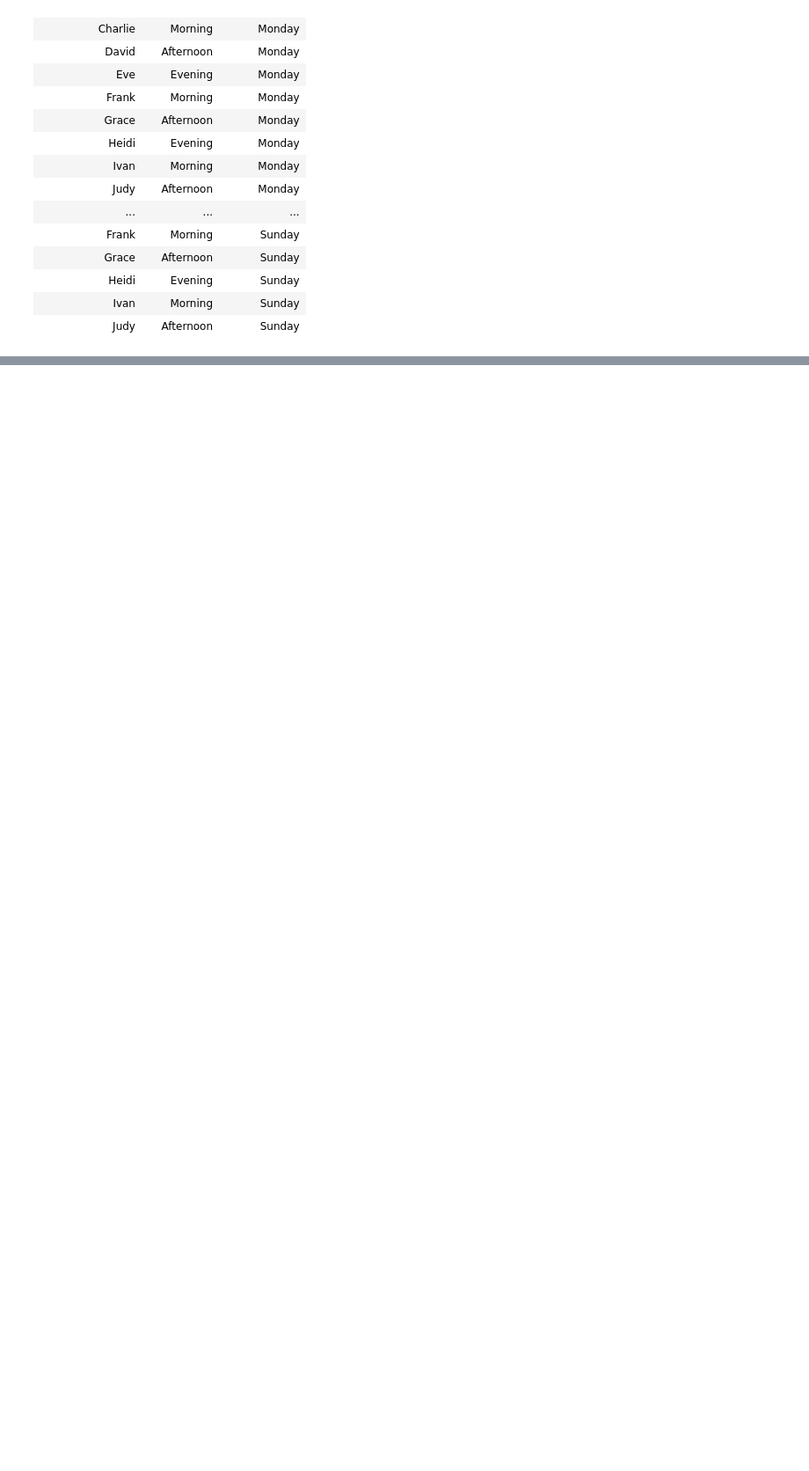
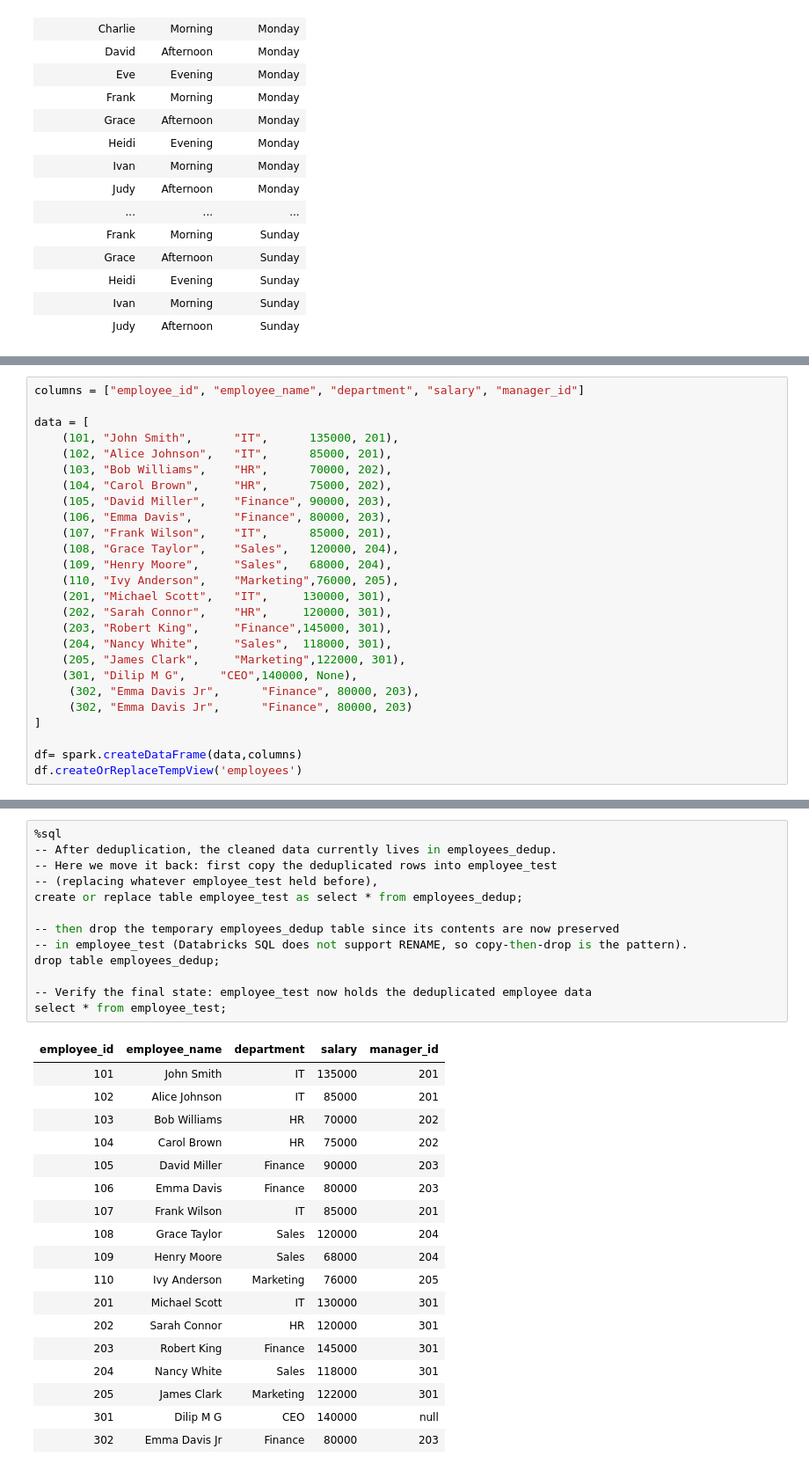
Before and after one commit to DilipMG/pyspark, a Jupyter notebook: Interview Preparartion/Interview Scenarios.ipynb, the cells around one changed output, grey strips where cells are left out. Shown at 88% size. Cells and saved outputs as stored; diff of their text form; blank space fills up the shorter version.

```diff
--- a/Interview Preparartion/Interview Scenarios.ipynb
+++ b/Interview Preparartion/Interview Scenarios.ipynb
@@ -98,0 +219,26 @@ ORDER BY d.working_day_no, e.employee_name;
+# %%
+columns = ["employee_id", "employee_name", "department", "salary", "manager_id"]
+
+data = [
+    (101, "John Smith",      "IT",      135000, 201),
+    (102, "Alice Johnson",   "IT",      85000, 201),
+    (103, "Bob Williams",    "HR",      70000, 202),
+    (104, "Carol Brown",     "HR",      75000, 202),
+    (105, "David Miller",    "Finance", 90000, 203),
+    (106, "Emma Davis",      "Finance", 80000, 203),
+    (107, "Frank Wilson",    "IT",      85000, 201),
+    (108, "Grace Taylor",    "Sales",   120000, 204),
+    (109, "Henry Moore",     "Sales",   68000, 204),
+    (110, "Ivy Anderson",    "Marketing",76000, 205),
+    (201, "Michael Scott",   "IT",     130000, 301),
+    (202, "Sarah Connor",    "HR",     120000, 301),
+    (203, "Robert King",     "Finance",145000, 301),
+    (204, "Nancy White",     "Sales",  118000, 301),
+    (205, "James Clark",     "Marketing",122000, 301),
+    (301, "Dilip M G",     "CEO",140000, None),
+     (302, "Emma Davis Jr",      "Finance", 80000, 203),
+     (302, "Emma Davis Jr",      "Finance", 80000, 203)
+]
+
+df= spark.createDataFrame(data,columns)
+df.createOrReplaceTempView('employees')
@@ -98,0 +322,32 @@ ORDER BY d.working_day_no, e.employee_name;
+# %%
+%sql
+-- After deduplication, the cleaned data currently lives in employees_dedup.
+-- Here we move it back: first copy the deduplicated rows into employee_test
+-- (replacing whatever employee_test held before),
+create or replace table employee_test as select * from employees_dedup;
+
+-- then drop the temporary employees_dedup table since its contents are now preserved
+-- in employee_test (Databricks SQL does not support RENAME, so copy-then-drop is the pattern).
+drop table employees_dedup;
+
+-- Verify the final state: employee_test now holds the deduplicated employee data
+select * from employee_test;
+# %% [output]
+| employee_id | employee_name | department | salary | manager_id |
+| 101 | John Smith | IT | 135000 | 201 |
+| 102 | Alice Johnson | IT | 85000 | 201 |
+| 103 | Bob Williams | HR | 70000 | 202 |
+| 104 | Carol Brown | HR | 75000 | 202 |
+| 105 | David Miller | Finance | 90000 | 203 |
+| 106 | Emma Davis | Finance | 80000 | 203 |
+| 107 | Frank Wilson | IT | 85000 | 201 |
+| 108 | Grace Taylor | Sales | 120000 | 204 |
+| 109 | Henry Moore | Sales | 68000 | 204 |
+| 110 | Ivy Anderson | Marketing | 76000 | 205 |
+| 201 | Michael Scott | IT | 130000 | 301 |
+| 202 | Sarah Connor | HR | 120000 | 301 |
+| 203 | Robert King | Finance | 145000 | 301 |
+| 204 | Nancy White | Sales | 118000 | 301 |
+| 205 | James Clark | Marketing | 122000 | 301 |
+| 301 | Dilip M G | CEO | 140000 | null |
+| 302 | Emma Davis Jr | Finance | 80000 | 203 |
```
Also changed, not shown: parts of 15 cells of this notebook.
